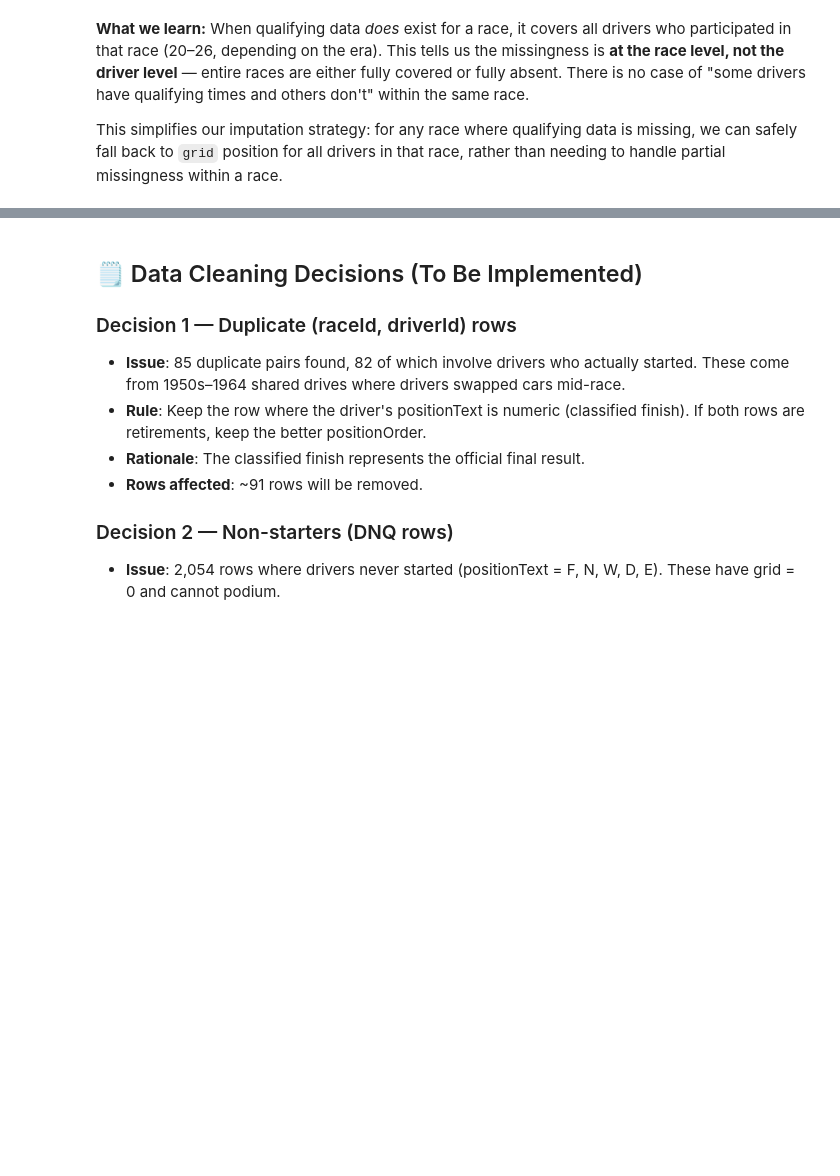
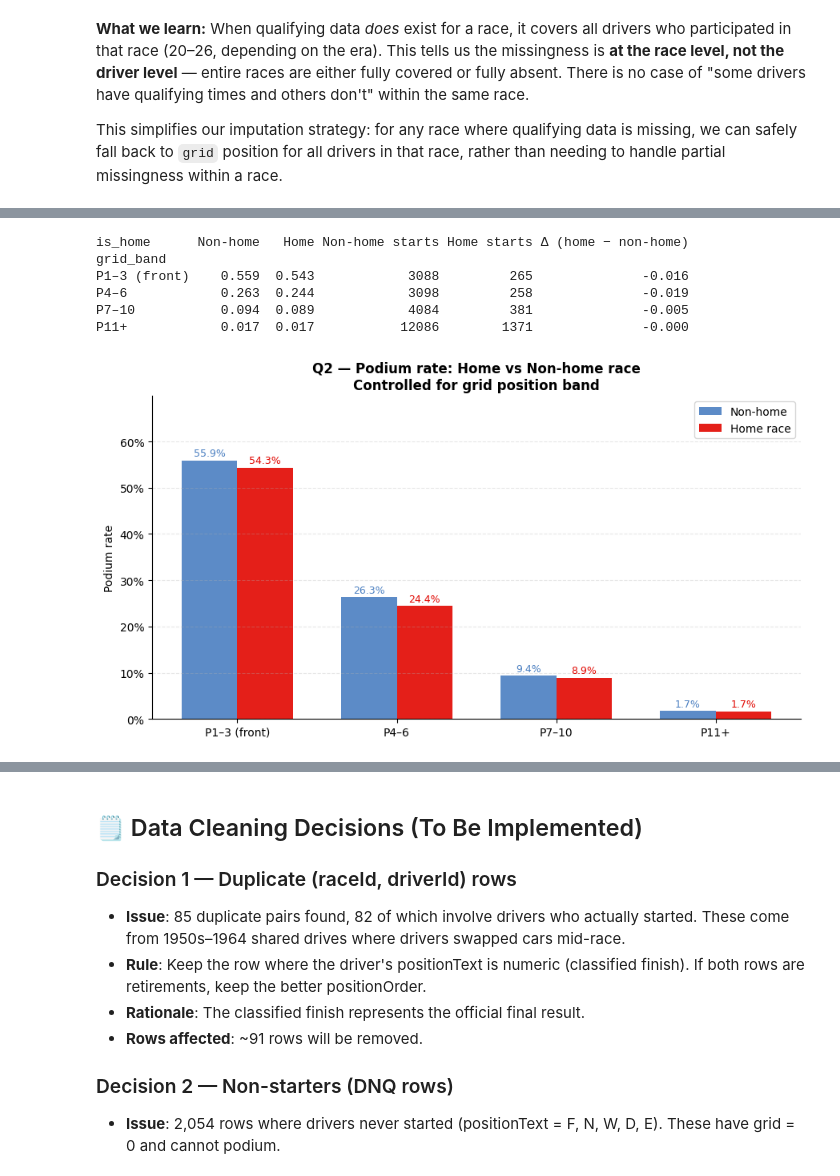
Before and after one commit to youssefyouki/team_12-acl-project-F1-predictoion, a Jupyter notebook: f1-prediction.ipynb, the cells around one changed output, grey strips where cells are left out. Saved outputs shown, nothing was run; the diff lists cells and outputs as text; code cells hidden in the pictures; blank space fills up the shorter version.

```diff
--- a/f1-prediction.ipynb
+++ b/f1-prediction.ipynb
@@ -759,0 +852,17 @@ that race, rather than needing to handle partial missingness within a race.
+# %%
+# ── Q2 Step 2: Band grid position into 4 groups ────────────────────────────
+
+q2_df['grid_band'] = pd.cut(
+    q2_df['grid'],
+    bins=[0, 3, 6, 10, 100],
+    labels=['P1–3 (front)', 'P4–6', 'P7–10', 'P11+']
+)
+
+# Drop grid = 0 (pit-lane starters — started the race but position unknown)
+q2_clean = q2_df[q2_df['grid'] > 0].dropna(subset=['grid_band']).copy()
+
+print("Rows per grid band:")
+print(q2_clean['grid_band'].value_counts().sort_index())
+print()
+print("Home-race rows per grid band:")
+print(q2_clean[q2_clean['is_home']==1]['grid_band'].value_counts().sort_index())
@@ -759,0 +885,59 @@ that race, rather than needing to handle partial missingness within a race.
+# %%
+# ── Q2 Step 3: Grouped podium rates (home vs non-home) by grid band ──────────
+
+import numpy as np
+
+rates = (
+    q2_clean
+    .groupby(['grid_band', 'is_home'], observed=True)
+    .agg(starts=('podium', 'count'), podiums=('podium', 'sum'))
+    .assign(rate=lambda d: d['podiums'] / d['starts'])
+    .reset_index()
+)
+rates = rates[rates['starts'] >= 20]   # drop cells with < 20 starts
+
+rates_pivot = rates.pivot(index='grid_band', columns='is_home', values='rate').rename(
+    columns={0: 'Non-home', 1: 'Home'}
+)
+starts_pivot = rates.pivot(index='grid_band', columns='is_home', values='starts').rename(
+    columns={0: 'Non-home starts', 1: 'Home starts'}
+)
+summary = rates_pivot.join(starts_pivot)
+summary['Δ (home − non-home)'] = summary['Home'] - summary['Non-home']
+print(summary.map(lambda x: f'{x:.3f}' if isinstance(x, float) else str(x)))
+
+# ── Plot ─────────────────────────────────────────────────────────────────────
+bands = rates_pivot.index.tolist()
+x = np.arange(len(bands))
+w = 0.35
+
+fig, ax = plt.subplots(figsize=(9, 5))
+bars_non  = ax.bar(x - w/2, rates_pivot['Non-home'], w, color='#4a7fc1', label='Non-home', alpha=0.9)
+bars_home = ax.bar(x + w/2, rates_pivot['Home'],     w, color='#e10600', label='Home race', alpha=0.9)
+
+for bar in bars_non:
+    h = bar.get_height()
+    ax.text(bar.get_x() + bar.get_width()/2, h + 0.004, f'{h:.1%}', ha='center', va='bottom', fontsize=9, color='#4a7fc1')
+for bar in bars_home:
+    h = bar.get_height()
+    ax.text(bar.get_x() + bar.get_width()/2, h + 0.004, f'{h:.1%}', ha='center', va='bottom', fontsize=9, color='#e10600')
+
+ax.set_xticks(x)
+ax.set_xticklabels(bands, fontsize=10)
+ax.set_ylabel('Podium rate', fontsize=10)
+ax.set_title('Q2 — Podium rate: Home vs Non-home race\nControlled for grid position band', fontsize=12, fontweight='bold')
+ax.legend(fontsize=10)
+ax.set_ylim(0, rates_pivot.max().max() * 1.25)
+ax.yaxis.set_major_formatter(plt.FuncFormatter(lambda y, _: f'{y:.0%}'))
+ax.grid(axis='y', alpha=0.3, linestyle='--')
+ax.spines[['top', 'right']].set_visible(False)
+plt.tight_layout()
+plt.show()
+# %% [output]
+is_home      Non-home   Home Non-home starts Home starts Δ (home − non-home)
+grid_band
+P1–3 (front)    0.559  0.543            3088         265              -0.016
+P4–6            0.263  0.244            3098         258              -0.019
+P7–10           0.094  0.089            4084         381              -0.005
+P11+            0.017  0.017           12086        1371              -0.000
+[figure, added]
```
Also changed, not shown: parts of 9 cells of this notebook.
